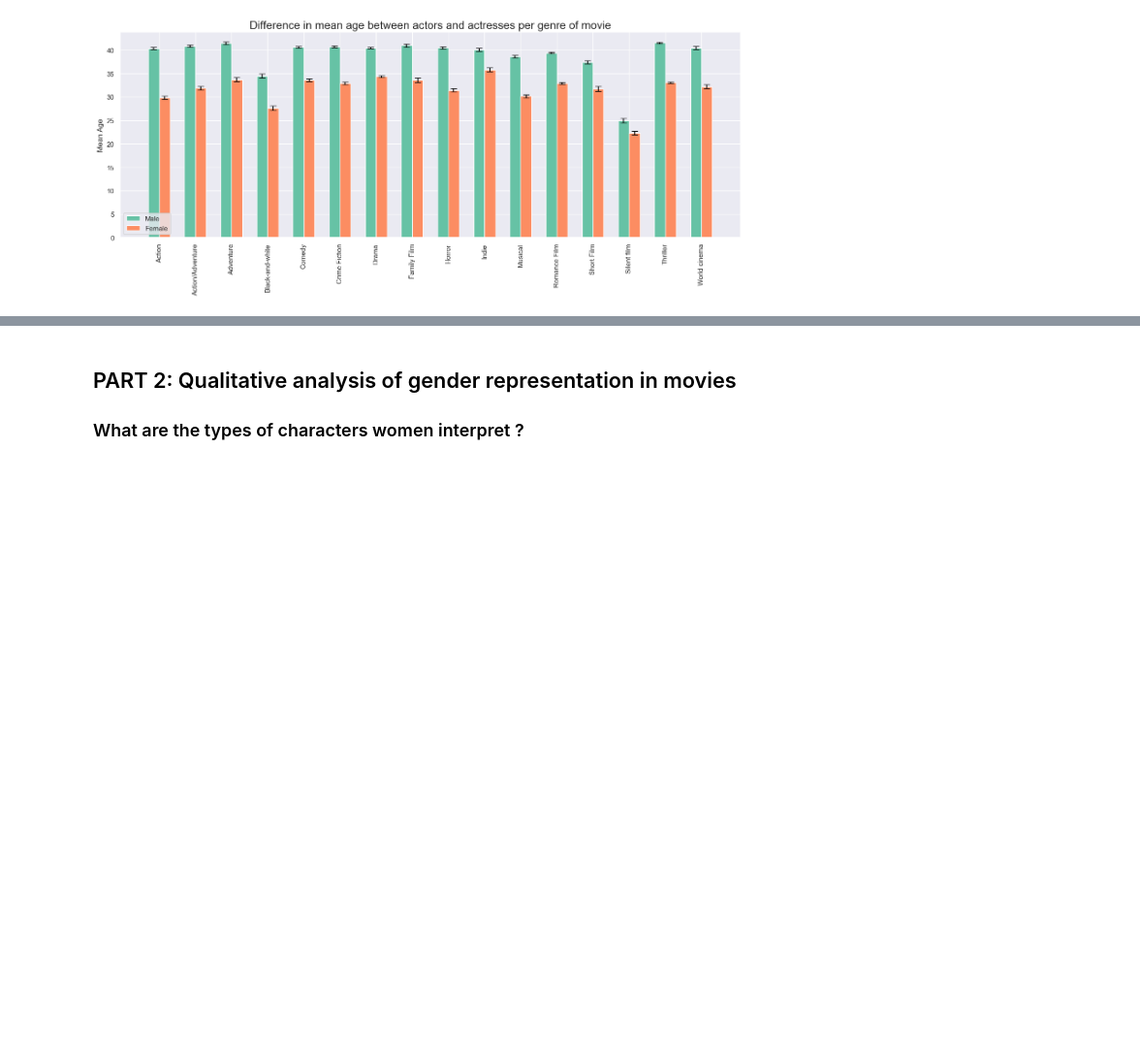
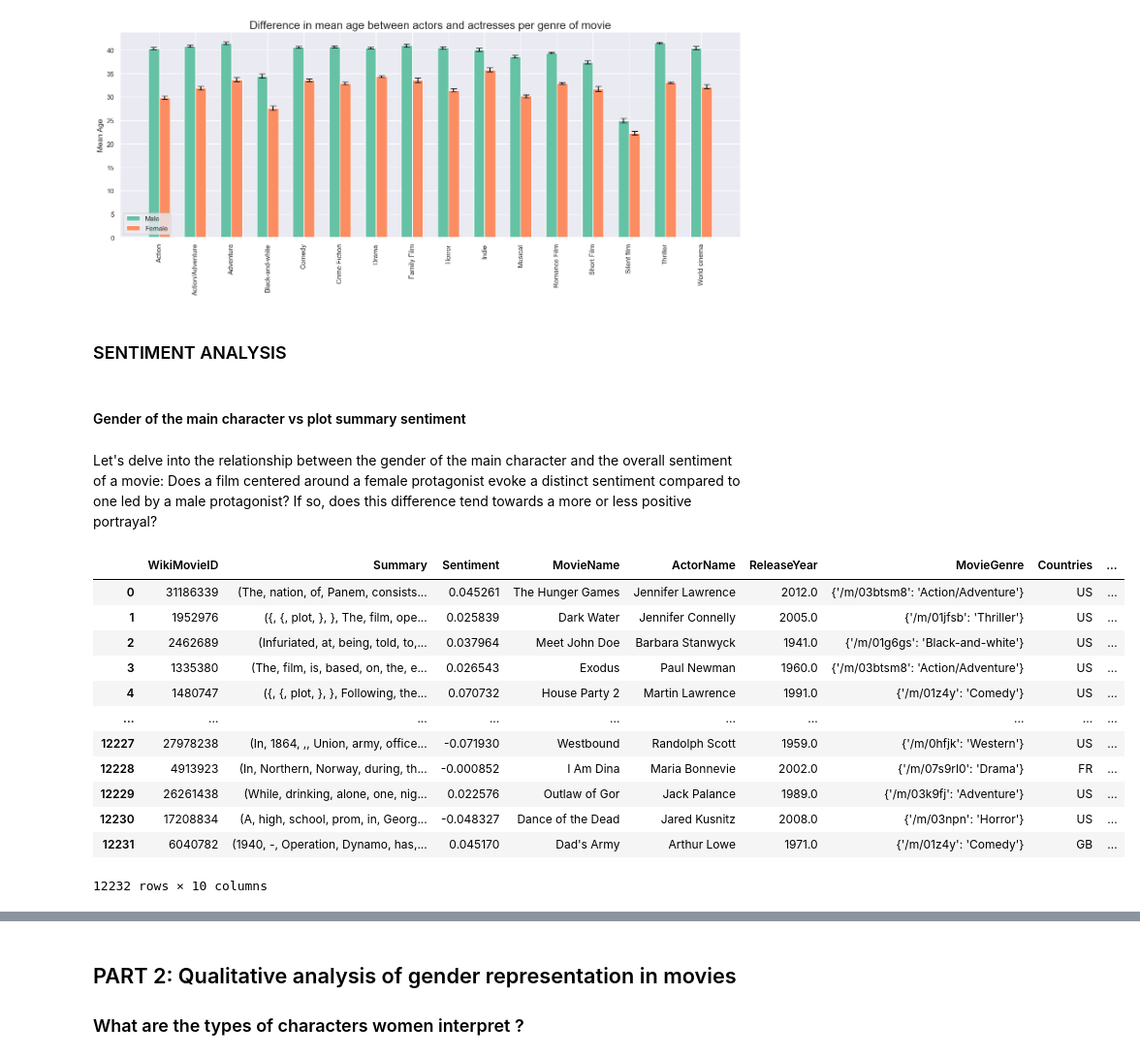
Before and after one commit to epfl-ada/ada-2023-project-teamcajare2023, a Jupyter notebook: P2.ipynb, the cells around one changed output, grey strips where cells are left out. Shown at 97% size. Saved outputs shown, nothing was run; the diff lists cells and outputs as text; code cells hidden in the pictures; blank space fills up the shorter version.

Commit message:
Add sentiment analysis

```diff
--- a/P2.ipynb
+++ b/P2.ipynb
@@ -699,0 +718,4 @@ display(credits)
+# %%
+plot_summaries = pd.read_csv(PLOT_SUMMARIES_PATH, sep = '\t', header=None, names = ['WikiMovieID', 'Summary'])
+
+display(plot_summaries)
@@ -699,0 +738,3 @@ display(credits)
+# %%
+nlp = spacy.load("en_core_web_lg")
+nlp.add_pipe("spacytextblob")
@@ -699,0 +744,5 @@ display(credits)
+# %%
+#Calculate the sentiment score of each movie
+plot_summaries['Summary'] = plot_summaries.Summary.apply(lambda x : nlp(x))
+plot_summaries['Sentiment'] = plot_summaries.Summary.apply(lambda x : x._.blob.polarity)
+display(plot_summaries)
@@ -1493,3 +1556,29 @@ plt.legend(loc='best')
 plt.show()
 # %% [output]
 [figure]
+# %% [markdown]
+### SENTIMENT ANALYSIS
+# %% [markdown]
+#### Gender of the main character vs plot summary sentiment
+# %% [markdown]
+Let's delve into the relationship between the gender of the main character and the overall sentiment of a movie: Does a film centered around a female protagonist evoke a distinct sentiment compared to one led by a male protagonist? If so, does this difference tend towards a more or less positive portrayal?
+# %%
+#Get the main character and its gender, the production coutry and the release year
+plot_summaries_main_char = pd.merge(plot_summaries, cmu_geo[['WikiMovieID', 'MovieName', 'ActorName', 'ReleaseYear', 'MovieGenre', 'Countries']], on = 'WikiMovieID', how='inner')
+plot_summaries_main_char = pd.merge(plot_summaries_main_char, credits[['title', 'main_char_gender', 'main_actor']], left_on = ['MovieName', 'ActorName'], right_on = ['title', 'main_actor'], how='inner')
+plot_summaries_main_char = plot_summaries_main_char.drop('title', axis=1)
+display(plot_summaries_main_char)
+# %% [output]
+|  | WikiMovieID | Summary | Sentiment | MovieName | ActorName | ReleaseYear | MovieGenre | Countries | ... |
+| 0 | 31186339 | (The, nation, of, Panem, consists... | 0.045261 | The Hunger Games | Jennifer Lawrence | 2012.0 | {'/m/03btsm8': 'Action/Adventure'} | US | ... |
+| 1 | 1952976 | ({, {, plot, }, }, The, film, ope... | 0.025839 | Dark Water | Jennifer Connelly | 2005.0 | {'/m/01jfsb': 'Thriller'} | US | ... |
+| 2 | 2462689 | (Infuriated, at, being, told, to,... | 0.037964 | Meet John Doe | Barbara Stanwyck | 1941.0 | {'/m/01g6gs': 'Black-and-white'} | US | ... |
+| 3 | 1335380 | (The, film, is, based, on, the, e... | 0.026543 | Exodus | Paul Newman | 1960.0 | {'/m/03btsm8': 'Action/Adventure'} | US | ... |
+| 4 | 1480747 | ({, {, plot, }, }, Following, the... | 0.070732 | House Party 2 | Martin Lawrence | 1991.0 | {'/m/01z4y': 'Comedy'} | US | ... |
+| ... | ... | ... | ... | ... | ... | ... | ... | ... | ... |
+| 12227 | 27978238 | (In, 1864, ,, Union, army, office... | -0.071930 | Westbound | Randolph Scott | 1959.0 | {'/m/0hfjk': 'Western'} | US | ... |
+| 12228 | 4913923 | (In, Northern, Norway, during, th... | -0.000852 | I Am Dina | Maria Bonnevie | 2002.0 | {'/m/07s9rl0': 'Drama'} | FR | ... |
+| 12229 | 26261438 | (While, drinking, alone, one, nig... | 0.022576 | Outlaw of Gor | Jack Palance | 1989.0 | {'/m/03k9fj': 'Adventure'} | US | ... |
+| 12230 | 17208834 | (A, high, school, prom, in, Georg... | -0.048327 | Dance of the Dead | Jared Kusnitz | 2008.0 | {'/m/03npn': 'Horror'} | US | ... |
+| 12231 | 6040782 | (1940, -, Operation, Dynamo, has,... | 0.045170 | Dad's Army | Arthur Lowe | 1971.0 | {'/m/01z4y': 'Comedy'} | GB | ... |
+12232 rows × 10 columns
```
Also changed, not shown: parts of 88 cells of this notebook, 1 other file.
